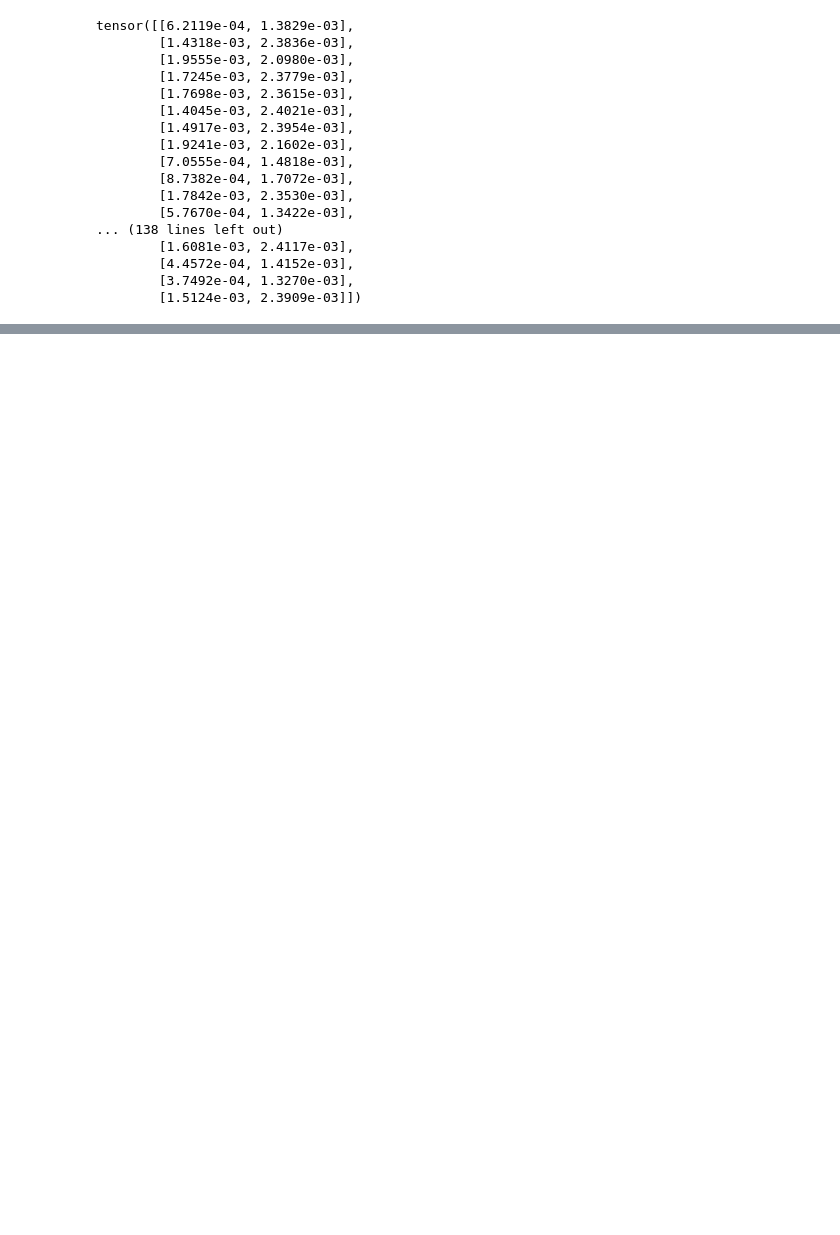
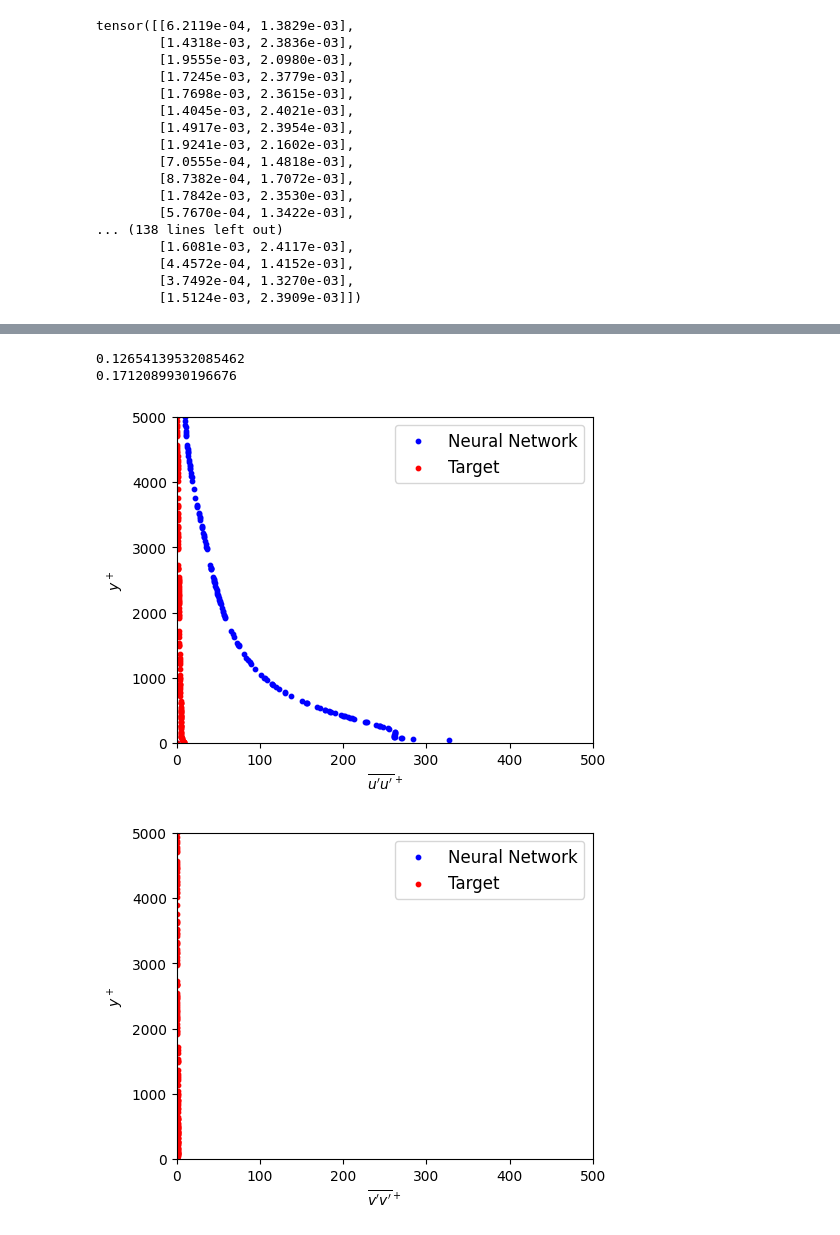
Before and after one commit to Beolinen/Kandidatarbete-ML-for-turbulence-modelling, a Jupyter notebook: neural.ipynb, the cells around one changed output, grey strips where cells are left out. Cells and saved outputs as stored; diff of their text form; code cells hidden in the pictures; blank space fills up the shorter version.

Commit message:
how to get the right mean?

```diff
--- a/neural.ipynb
+++ b/neural.ipynb
@@ -285,0 +307,49 @@ plt.show()
+# %%
+c_NN = y_val_tensor.detach().numpy()
+
+#Not sure how to correctly find mean value, this gives bad results
+c_0_NN = np.mean(np.trapz(c_NN[:,0],test_var_val[:,6])/test_var_val[:,6])
+c_2_NN = np.mean(np.trapz(c_NN[:,1],test_var_val[:,6])/test_var_val[:,6])
+
+print(c_0_NN)
+print(c_2_NN)
+
+#tau, dudy, k, uu, vv, ww, yplus
+ww_NN = ((c_0_NN)*(test_var_val[:,0]**2*test_var_val[:,1]**2)/(-6) + 2/3)*test_var_val[:,2]
+uu_NN = ((1/12)*test_var_val[:,0]**2*test_var_val[:,1]**2*((c_0_NN) + 6*(c_2_NN)) + 2/3)*test_var_val[:,2]
+vv_NN = ((1/12)*test_var_val[:,0]**2*test_var_val[:,1]**2*((c_0_NN) - 6*(c_2_NN)) + 2/3)*test_var_val[:,2]
+
+
+fig1 = plt.figure()
+plt.subplots_adjust(left=0.25,bottom=0.20)
+plt.scatter(uu_NN,test_var_val[:,6], marker="o", s=10, c="blue", label="Neural Network")
+plt.scatter(test_var_val[:,3],test_var_val[:,6],marker="o", s=10, c="red", label="Target")
+plt.axis([0, 500, 0,5000])
+plt.xlabel("$\overline{u'u'}^+$")
+plt.ylabel("$y^+$")
+plt.legend(loc="best",fontsize=12)
+
+fig2 = plt.figure()
+plt.subplots_adjust(left=0.25,bottom=0.20)
+plt.scatter(vv_NN,test_var_val[:,6], marker="o", s=10, c="blue", label="Neural Network")
+plt.scatter(test_var_val[:,4],test_var_val[:,6],marker="o", s=10, c="red", label="Target")
+plt.axis([0, 500, 0,5000])
+plt.xlabel("$\overline{v'v'}^+$")
+plt.ylabel("$y^+$")
+plt.legend(loc="best",fontsize=12)
+
+fig3 = plt.figure()
+plt.subplots_adjust(left=0.25,bottom=0.20)
+plt.scatter(ww_NN,test_var_val[:,6], marker="o", s=10, c="blue", label="Neural Network")
+plt.scatter(test_var_val[:,5],test_var_val[:,6],marker="o", s=10, c="red", label="Target")
+plt.axis([0, 500, 0,5000])
+plt.xlabel("$\overline{w'w'}^+$")
+plt.ylabel("$y^+$")
+plt.legend(loc="best",fontsize=12)
+
+plt.show()
+# %% [output]
+0.12654139532085462
+0.1712089930196676
+[figure, added]
+[figure, added]
```
Also changed, not shown: parts of 8 cells of this notebook, 1 other file.
